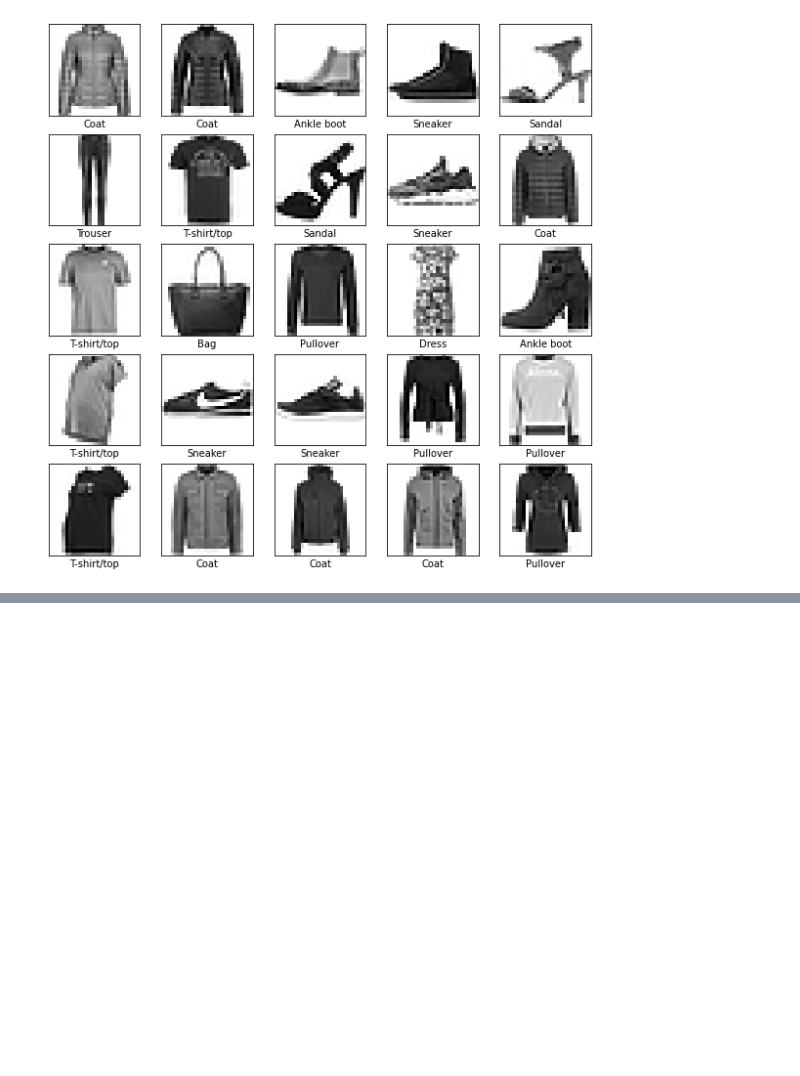
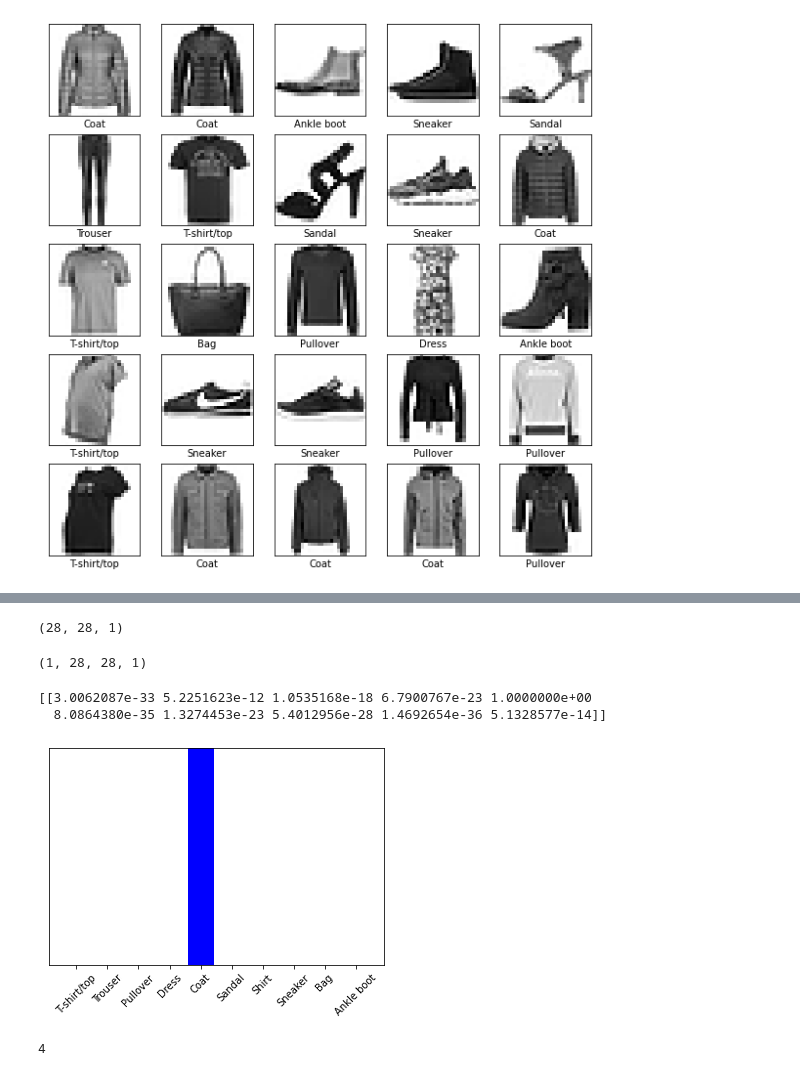
Before and after one commit to rainmaker29/fashion-MNIST, a Jupyter notebook: fashion_MNIST.ipynb, the cells around one changed output, grey strips where cells are left out. Drawn from its saved outputs; the diff is of its cells as text; code cells hidden in the pictures; blank space fills up the shorter version.

```diff
--- a/fashion_MNIST.ipynb
+++ b/fashion_MNIST.ipynb
@@ -102,0 +250,28 @@ plt.show()
+# %%
+img = test_images[0]
+
+print(img.shape)
+# %% [output]
+(28, 28, 1)
+# %%
+img = np.array([img])
+
+print(img.shape)
+# %% [output]
+(1, 28, 28, 1)
+# %%
+predictions_single = model.predict(img)
+
+print(predictions_single)
+# %% [output]
+[[3.0062087e-33 5.2251623e-12 1.0535168e-18 6.7900767e-23 1.0000000e+00
+  8.0864380e-35 1.3274453e-23 5.4012956e-28 1.4692654e-36 5.1328577e-14]]
+# %%
+plot_value_array(0, predictions_single, test_labels)
+_ = plt.xticks(range(10), class_names, rotation=45)
+# %% [output]
+[figure, added]
+# %%
+np.argmax(predictions_single[0])
+# %% [output]
+4
```
Also changed, not shown: parts of 18 cells of this notebook.
